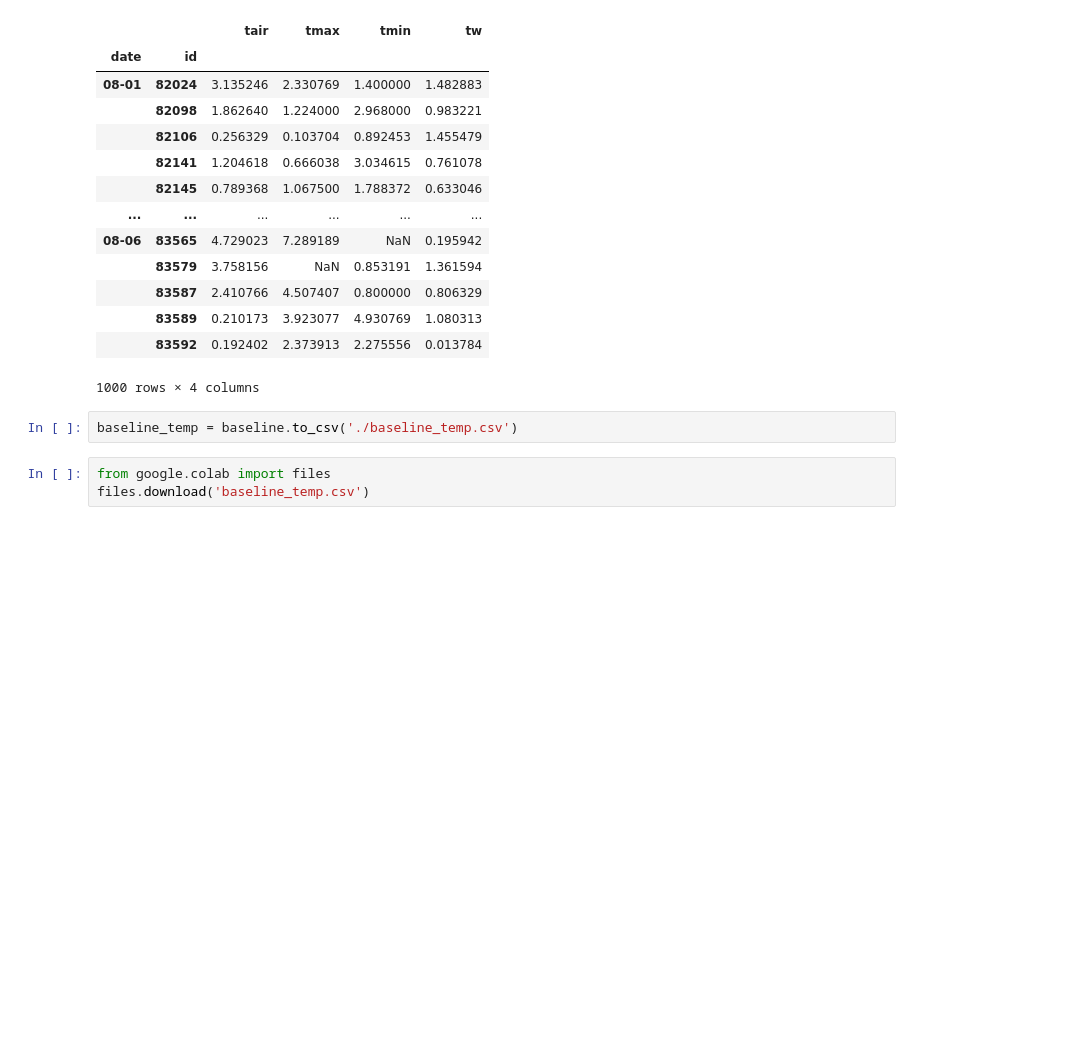
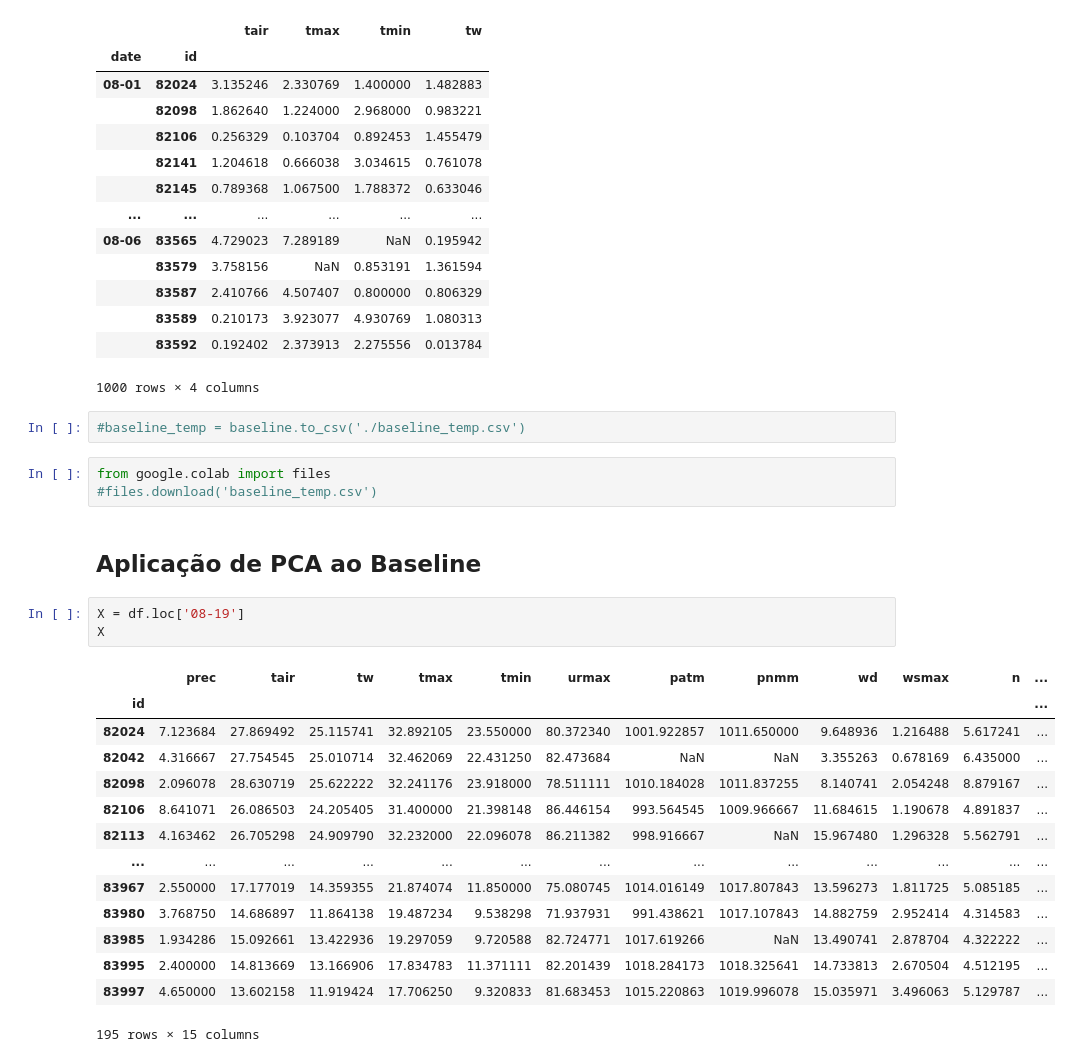
Before and after one commit to andrefellipe/ccd, a Jupyter notebook: baseline.ipynb, the cells around one changed output. Cells and saved outputs as stored; diff of their text form; blank space fills up the shorter version.

```diff
--- a/baseline.ipynb
+++ b/baseline.ipynb
@@ -325,7 +325,27 @@ baseline.head(1000)
 |  | 83592 | 0.192402 | 2.373913 | 2.275556 | 0.013784 |
 1000 rows × 4 columns
 # %%
-baseline_temp = baseline.to_csv('./baseline_temp.csv')
+#baseline_temp = baseline.to_csv('./baseline_temp.csv')
 # %%
 from google.colab import files
-files.download('baseline_temp.csv')
+#files.download('baseline_temp.csv')
+# %% [markdown]
+## Aplicação de PCA ao Baseline
+# %%
+X = df.loc['08-19']
+X
+# %% [output]
+|  | prec | tair | tw | tmax | tmin | urmax | patm | pnmm | wd | wsmax | n | ... |
+| id |  |  |  |  |  |  |  |  |  |  |  | ... |
+| 82024 | 7.123684 | 27.869492 | 25.115741 | 32.892105 | 23.550000 | 80.372340 | 1001.922857 | 1011.650000 | 9.648936 | 1.216488 | 5.617241 | ... |
+| 82042 | 4.316667 | 27.754545 | 25.010714 | 32.462069 | 22.431250 | 82.473684 | NaN | NaN | 3.355263 | 0.678169 | 6.435000 | ... |
+| 82098 | 2.096078 | 28.630719 | 25.622222 | 32.241176 | 23.918000 | 78.511111 | 1010.184028 | 1011.837255 | 8.140741 | 2.054248 | 8.879167 | ... |
+| 82106 | 8.641071 | 26.086503 | 24.205405 | 31.400000 | 21.398148 | 86.446154 | 993.564545 | 1009.966667 | 11.684615 | 1.190678 | 4.891837 | ... |
+| 82113 | 4.163462 | 26.705298 | 24.909790 | 32.232000 | 22.096078 | 86.211382 | 998.916667 | NaN | 15.967480 | 1.296328 | 5.562791 | ... |
+| ... | ... | ... | ... | ... | ... | ... | ... | ... | ... | ... | ... | ... |
+| 83967 | 2.550000 | 17.177019 | 14.359355 | 21.874074 | 11.850000 | 75.080745 | 1014.016149 | 1017.807843 | 13.596273 | 1.811725 | 5.085185 | ... |
+| 83980 | 3.768750 | 14.686897 | 11.864138 | 19.487234 | 9.538298 | 71.937931 | 991.438621 | 1017.107843 | 14.882759 | 2.952414 | 4.314583 | ... |
+| 83985 | 1.934286 | 15.092661 | 13.422936 | 19.297059 | 9.720588 | 82.724771 | 1017.619266 | NaN | 13.490741 | 2.878704 | 4.322222 | ... |
+| 83995 | 2.400000 | 14.813669 | 13.166906 | 17.834783 | 11.371111 | 82.201439 | 1018.284173 | 1018.325641 | 14.733813 | 2.670504 | 4.512195 | ... |
+| 83997 | 4.650000 | 13.602158 | 11.919424 | 17.706250 | 9.320833 | 81.683453 | 1015.220863 | 1019.996078 | 15.035971 | 3.496063 | 5.129787 | ... |
+195 rows × 15 columns
```
Also changed, not shown: parts of 14 cells of this notebook.
